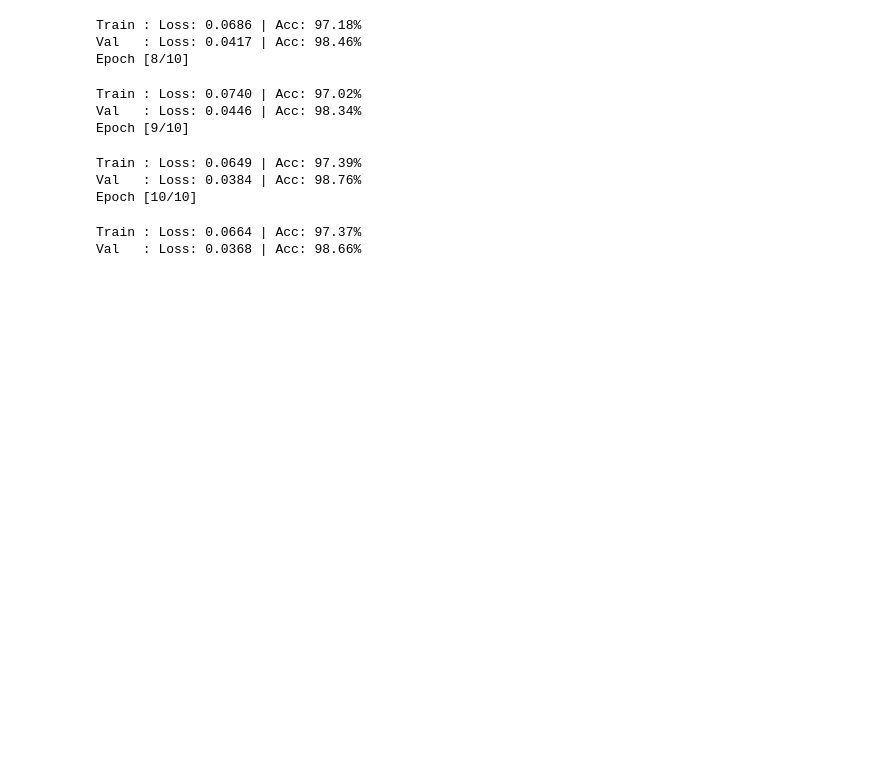
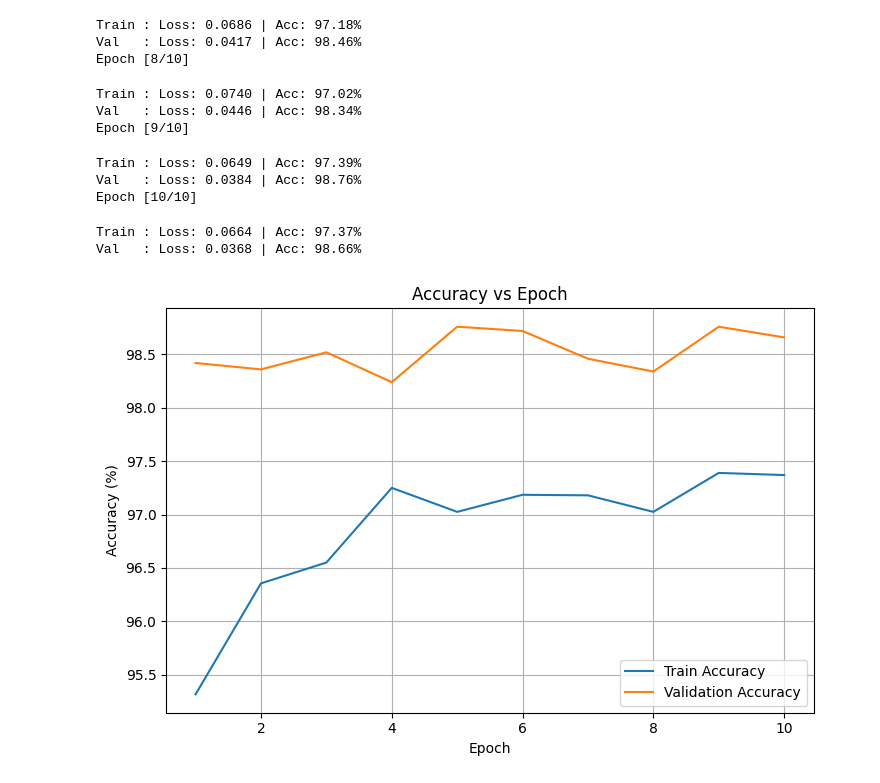
Before and after one commit to TOA-Intership-2026/NANDANA, a Jupyter notebook: model.ipynb, the cells around one changed output. Saved outputs shown, nothing was run; the diff lists cells and outputs as text; code cells hidden in the pictures; blank space fills up the shorter version.

Commit message:
accuracy vs epoch graph for train and validation plotted

```diff
--- a/model.ipynb
+++ b/model.ipynb
@@ -294,3 +295,24 @@ Val   : Loss: 0.0384 | Acc: 98.76%
 Epoch [10/10]
 Train : Loss: 0.0664 | Acc: 97.37%
 Val   : Loss: 0.0368 | Acc: 98.66%
+# %%
+import matplotlib.pyplot as plt
+
+epochs = range(1, len(train_accs) + 1)
+
+plt.figure(figsize=(14, 5))
+
+# ---- Accuracy plot (left) ----
+plt.subplot(1, 2, 1)
+plt.plot(epochs, train_accs, label="Train Accuracy")
+plt.plot(epochs, val_accs, label="Validation Accuracy")
+plt.xlabel("Epoch")
+plt.ylabel("Accuracy (%)")
+plt.title("Accuracy vs Epoch")
+plt.legend()
+plt.grid(True)
+
+plt.tight_layout()
+plt.show()
+# %% [output]
+[figure, added]
```
Also changed, not shown: parts of 1 cell of this notebook.
